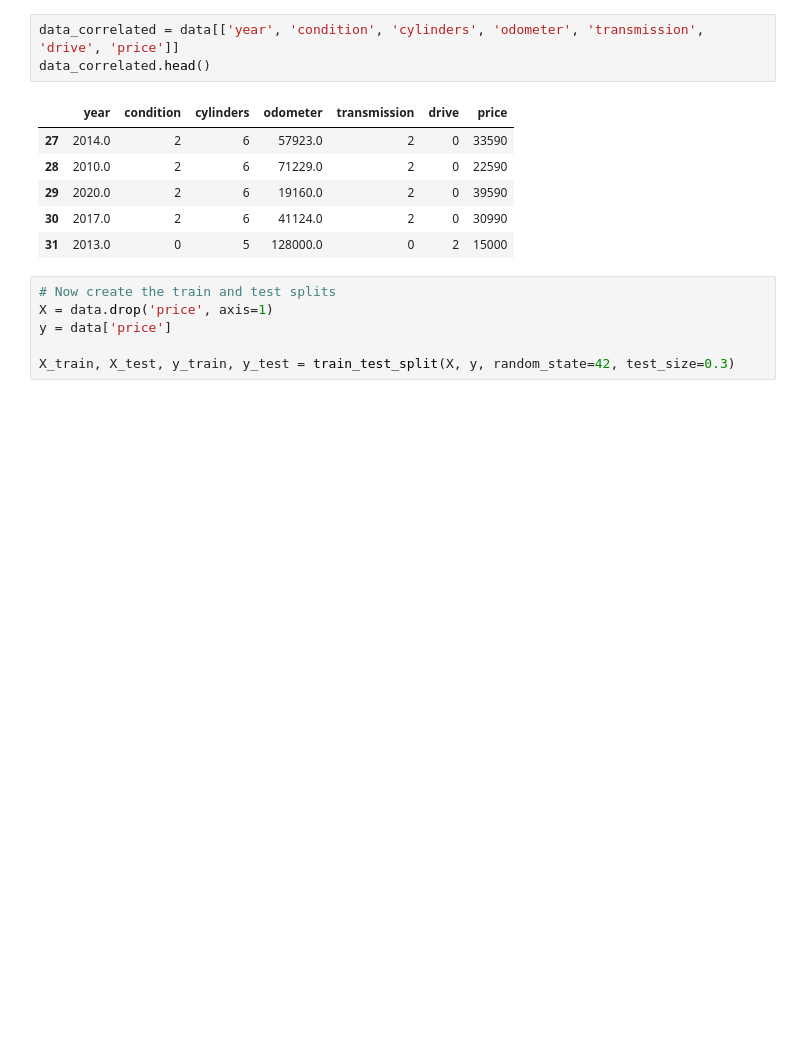
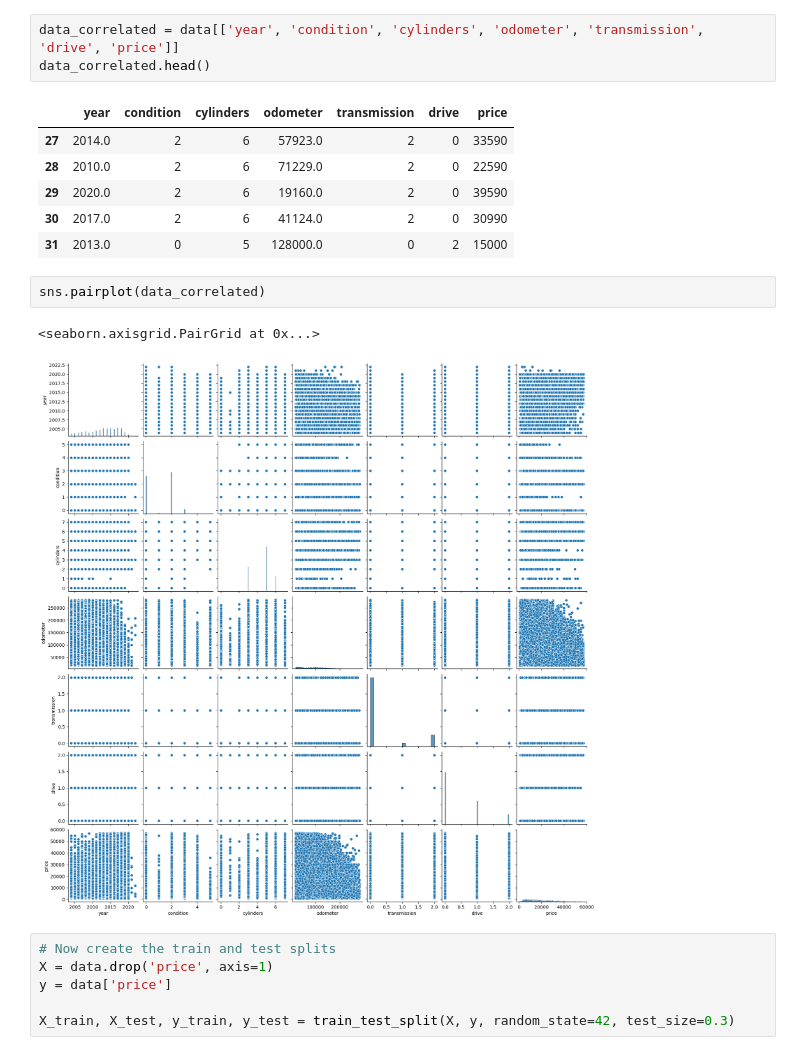
Before and after one commit to Hoomaaan/What-Drives-Prices-of-a-Car, a Jupyter notebook: prompt_II.ipynb, the cells around one changed output. Cells and saved outputs as stored; diff of their text form; blank space fills up the shorter version.

```diff
--- a/prompt_II.ipynb
+++ b/prompt_II.ipynb
@@ -469,6 +461,11 @@ data_correlated.head()
 | 29 | 2020.0 | 2 | 6 | 19160.0 | 2 | 0 | 39590 |
 | 30 | 2017.0 | 2 | 6 | 41124.0 | 2 | 0 | 30990 |
 | 31 | 2013.0 | 0 | 5 | 128000.0 | 0 | 2 | 15000 |
+# %%
+sns.pairplot(data_correlated)
+# %% [output]
+<seaborn.axisgrid.PairGrid at 0x...>
+[figure, added]
 # %%
 # Now create the train and test splits
 X = data.drop('price', axis=1)
```
Also changed, not shown: parts of 24 cells of this notebook.
